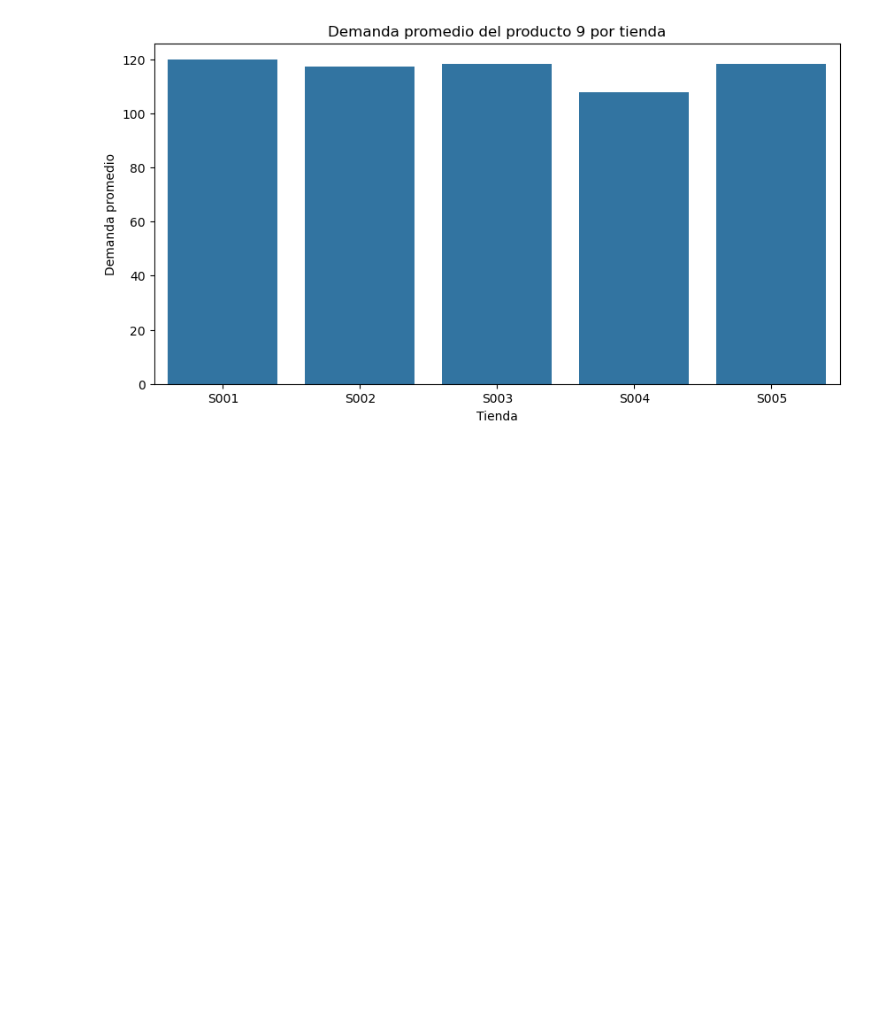
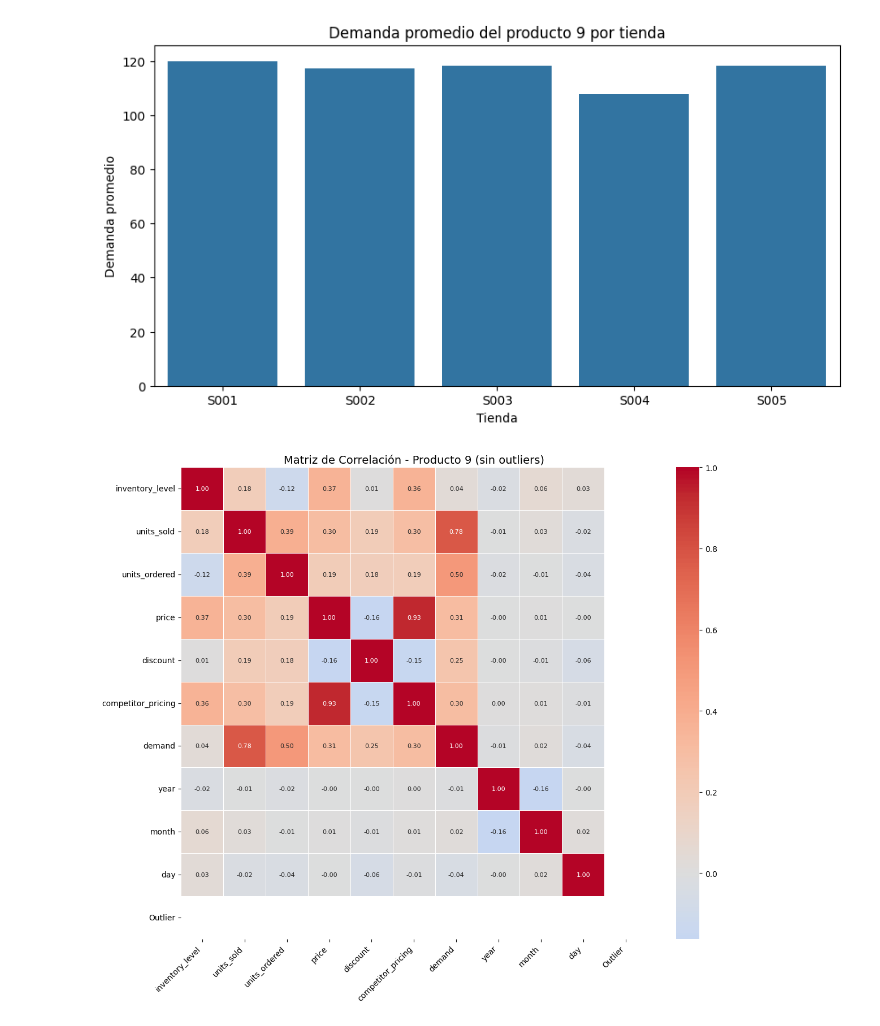
Before and after one commit to diegorod14/20261_Business_Predictive_Analytics, a Jupyter notebook: Proyecto.ipynb, the cells around one changed output. Drawn from its saved outputs; the diff is of its cells as text; code cells hidden in the pictures; blank space fills up the shorter version.

Commit message:
code: matriz correlacion

```diff
--- a/Proyecto.ipynb
+++ b/Proyecto.ipynb
@@ -1311,3 +1297,22 @@ plt.ylabel("Demanda promedio")
 plt.show()
 # %% [output]
 [figure]
+# %%
+corr = df_producto_9_sin_outliers.corr(numeric_only=True)
+
+plt.figure(figsize=(12, 10))
+sns.heatmap(
+    corr,
+    annot=True,
+    fmt=".2f",
+    cmap="coolwarm",
+    center=0,
+    linewidths=0.5,
+    annot_kws={"size": 8}
+)
+plt.title("Matriz de Correlación - Producto 9 (sin outliers)", fontsize=14)
+plt.xticks(rotation=45, ha="right")
+plt.tight_layout()
+plt.show()
+# %% [output]
+[figure, added]
```
Also changed, not shown: parts of 26 cells of this notebook.
